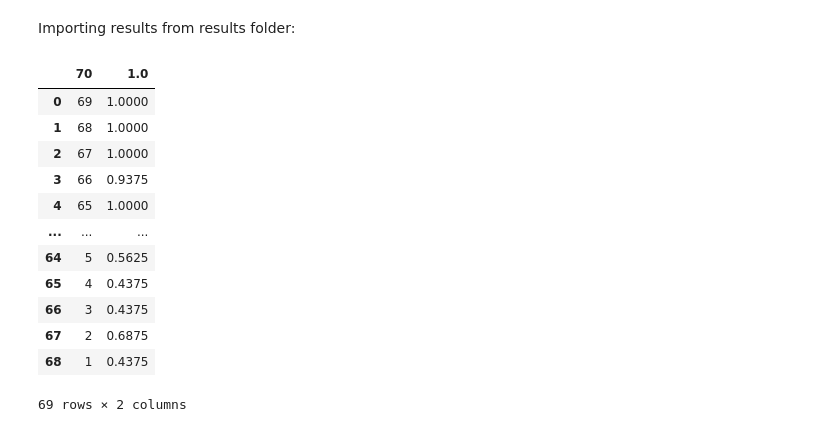
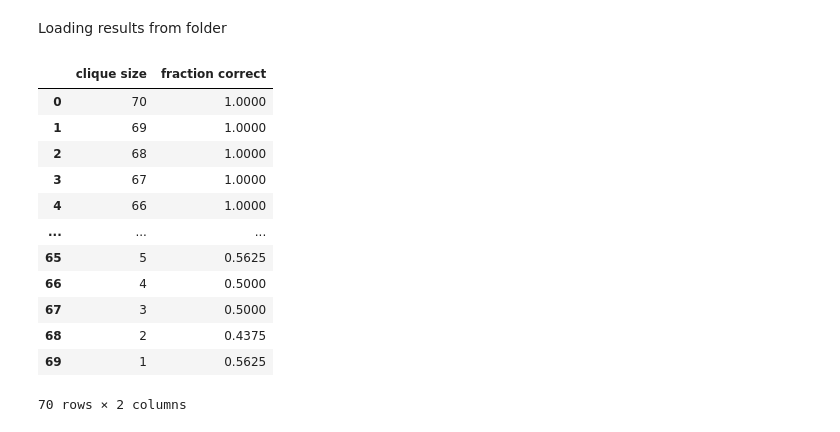
Before and after one commit to danieletirinnanzi/HUPLACLIP-NNs, a Jupyter notebook: scripts/data_fitting.ipynb, the cells around one changed output. Saved outputs shown, nothing was run; the diff lists cells and outputs as text; code cells hidden in the pictures.

```diff
--- a/scripts/data_fitting.ipynb
+++ b/scripts/data_fitting.ipynb
@@ -1,21 +1,22 @@
 # %% [markdown]
-Importing results from results folder:
+Loading results from folder
 # %%
+# loading results:
 import pandas as pd
-file_path = r"..\results\MLP_experiment_N100_2024-04-15_11-02-18\N100_results.csv"
+file_path = r"..\results\MLP_experiment_N100_2024-04-16_09-24-03\MLP\MLP_N100_results.csv"
 df = pd.read_csv(file_path)
 df
 # %% [output]
-|  | 70 | 1.0 |
-| 0 | 69 | 1.0000 |
-| 1 | 68 | 1.0000 |
-| 2 | 67 | 1.0000 |
-| 3 | 66 | 0.9375 |
-| 4 | 65 | 1.0000 |
+|  | clique size | fraction correct |
+| 0 | 70 | 1.0000 |
+| 1 | 69 | 1.0000 |
+| 2 | 68 | 1.0000 |
+| 3 | 67 | 1.0000 |
+| 4 | 66 | 1.0000 |
 | ... | ... | ... |
-| 64 | 5 | 0.5625 |
-| 65 | 4 | 0.4375 |
-| 66 | 3 | 0.4375 |
-| 67 | 2 | 0.6875 |
-| 68 | 1 | 0.4375 |
+| 65 | 5 | 0.5625 |
+| 66 | 4 | 0.5000 |
+| 67 | 3 | 0.5000 |
+| 68 | 2 | 0.4375 |
+| 69 | 1 | 0.5625 |
-69 rows × 2 columns
+70 rows × 2 columns
```
Also changed, not shown: parts of 1 cell of this notebook, 9 other files.
